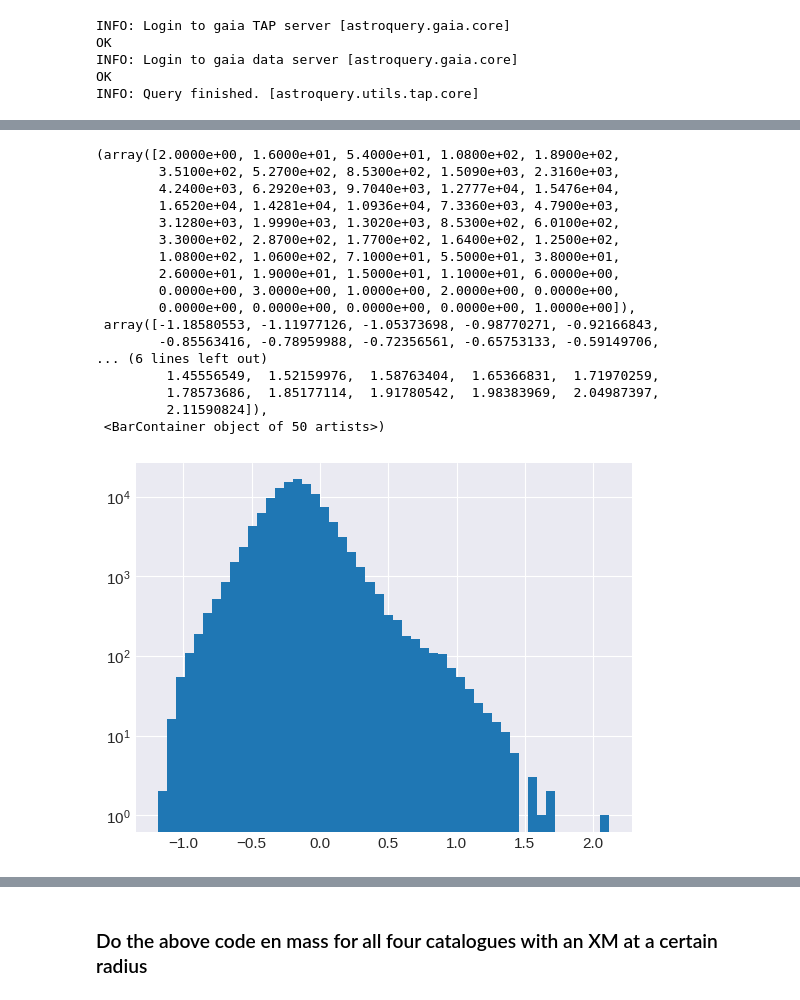
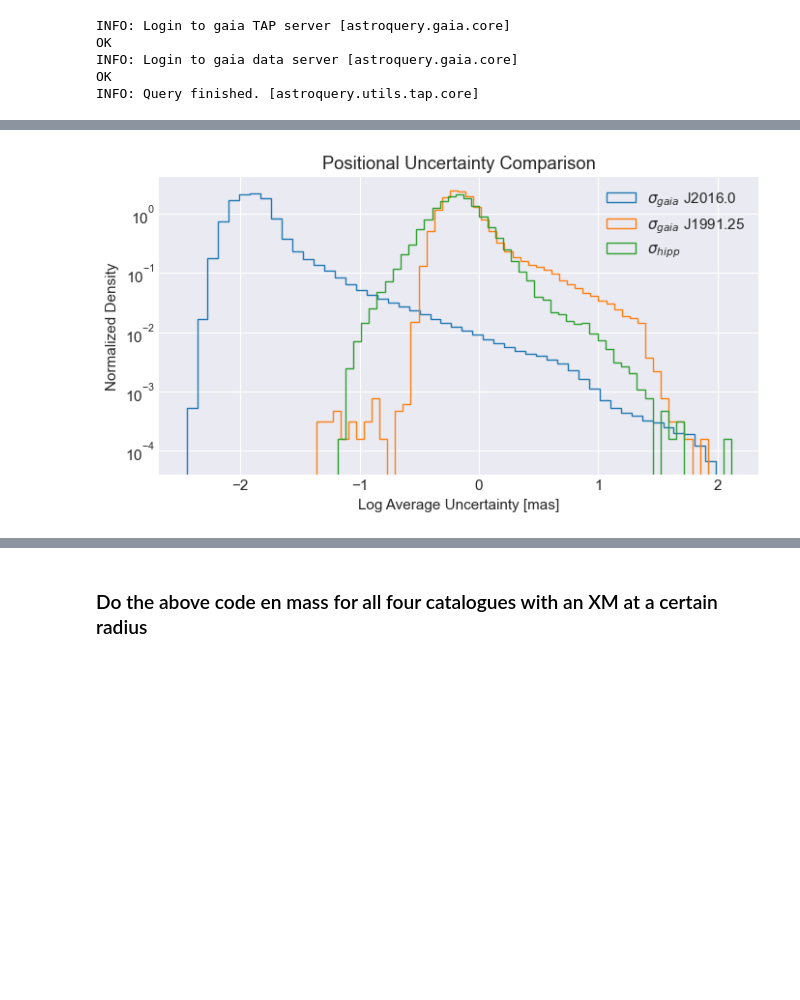
Before and after one commit to RenVit318/masterproject, a Jupyter notebook: src/notebooks/crossmatch_analysis.ipynb, the cells around one changed output, grey strips where cells are left out. Cells and saved outputs as stored; diff of their text form; code cells hidden in the pictures; blank space fills up the shorter version.

```diff
--- a/src/notebooks/crossmatch_analysis.ipynb
+++ b/src/notebooks/crossmatch_analysis.ipynb
@@ -612,24 +524,17 @@ plt.hist(np.log10(avg_gaia_errors), log=True, bins=50)
-# %%
-plt.hist(np.log10(avg_hipp_errors), log=True, bins=50)
-# %% [output]
-(array([2.0000e+00, 1.6000e+01, 5.4000e+01, 1.0800e+02, 1.8900e+02,
-        3.5100e+02, 5.2700e+02, 8.5300e+02, 1.5090e+03, 2.3160e+03,
-        4.2400e+03, 6.2920e+03, 9.7040e+03, 1.2777e+04, 1.5476e+04,
-        1.6520e+04, 1.4281e+04, 1.0936e+04, 7.3360e+03, 4.7900e+03,
-        3.1280e+03, 1.9990e+03, 1.3020e+03, 8.5300e+02, 6.0100e+02,
-        3.3000e+02, 2.8700e+02, 1.7700e+02, 1.6400e+02, 1.2500e+02,
-        1.0800e+02, 1.0600e+02, 7.1000e+01, 5.5000e+01, 3.8000e+01,
-        2.6000e+01, 1.9000e+01, 1.5000e+01, 1.1000e+01, 6.0000e+00,
-        0.0000e+00, 3.0000e+00, 1.0000e+00, 2.0000e+00, 0.0000e+00,
-        0.0000e+00, 0.0000e+00, 0.0000e+00, 0.0000e+00, 1.0000e+00]),
- array([-1.18580553, -1.11977126, -1.05373698, -0.98770271, -0.92166843,
-        -0.85563416, -0.78959988, -0.72356561, -0.65753133, -0.59149706,
-... (6 lines left out)
-         1.45556549,  1.52159976,  1.58763404,  1.65366831,  1.71970259,
-         1.78573686,  1.85177114,  1.91780542,  1.98383969,  2.04987397,
-         2.11590824]),
- <BarContainer object of 50 artists>)
-[figure, removed]
+# %%
+fig, ax = plt.subplots(1,1, figsize=(8,4))
+ax.hist(np.log10(gaia_uncertainties['ra_error']), log=True, density=True, bins=50, histtype='step', label=r'$\sigma_{gaia}$ J2016.0')
+ax.hist(np.log10(avg_gaia_errors), log=True, bins=50, density=True, histtype='step', label=r'$\sigma_{gaia}$ J1991.25')
+ax.hist(np.log10(avg_hipp_errors), log=True, bins=50, density=True, histtype='step', label=r'$\sigma_{hipp}$')
+
+ax.set_xlabel('Log Average Uncertainty [mas]')
+ax.set_ylabel('Normalized Density')
+ax.set_title('Positional Uncertainty Comparison')
+
+ax.legend(loc='upper right')
+plt.show()
+# %% [output]
+[figure, added]
 # %%
 #distances = angular_distance(pos_hipp_table[:,0], pos_hipp_table[:,1], pos_gaia_table[:,0], pos_gaia_table[:,1], unit='degrees')
 #distances_mas = np.degrees(distances) * 3600 * 1e3
```
Also changed, not shown: parts of 26 cells of this notebook, 13 other files.
